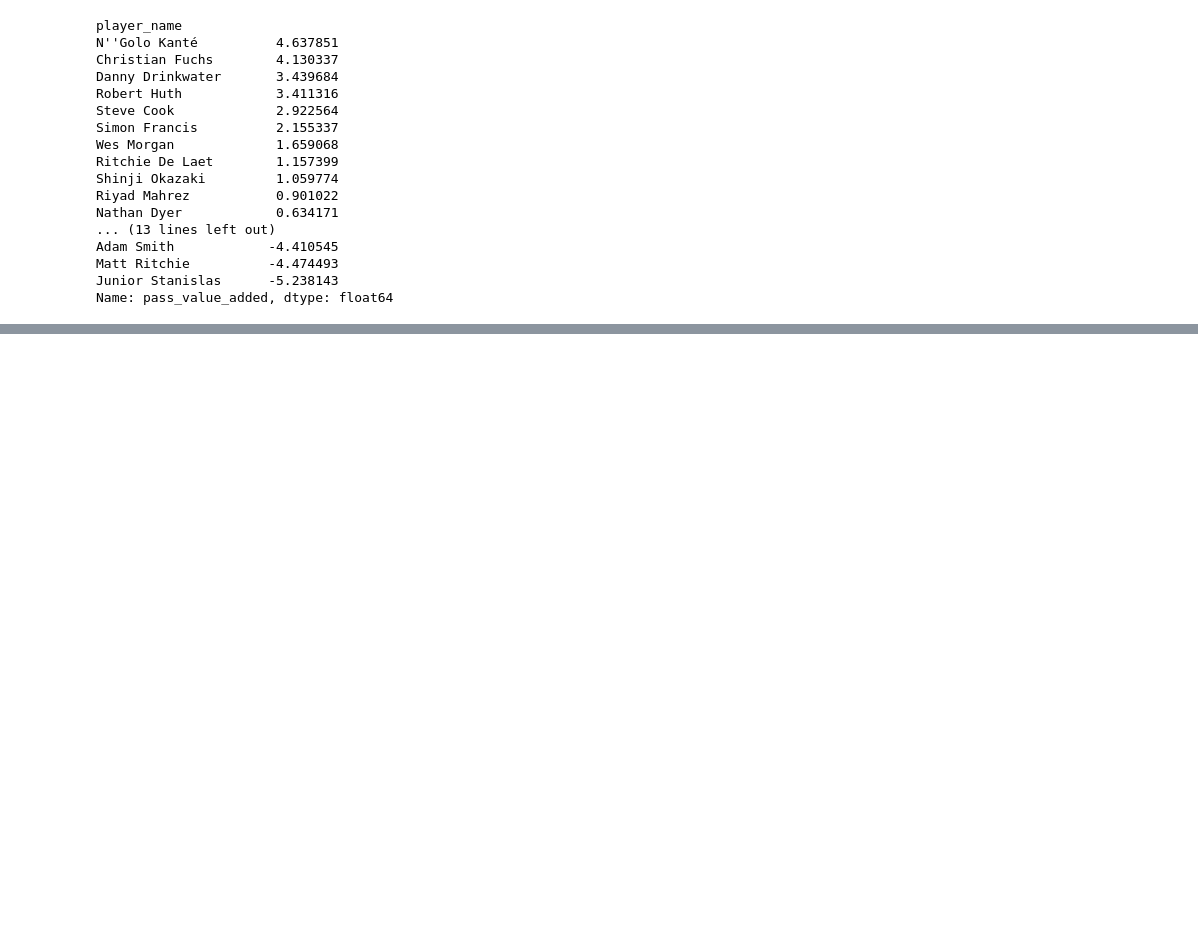
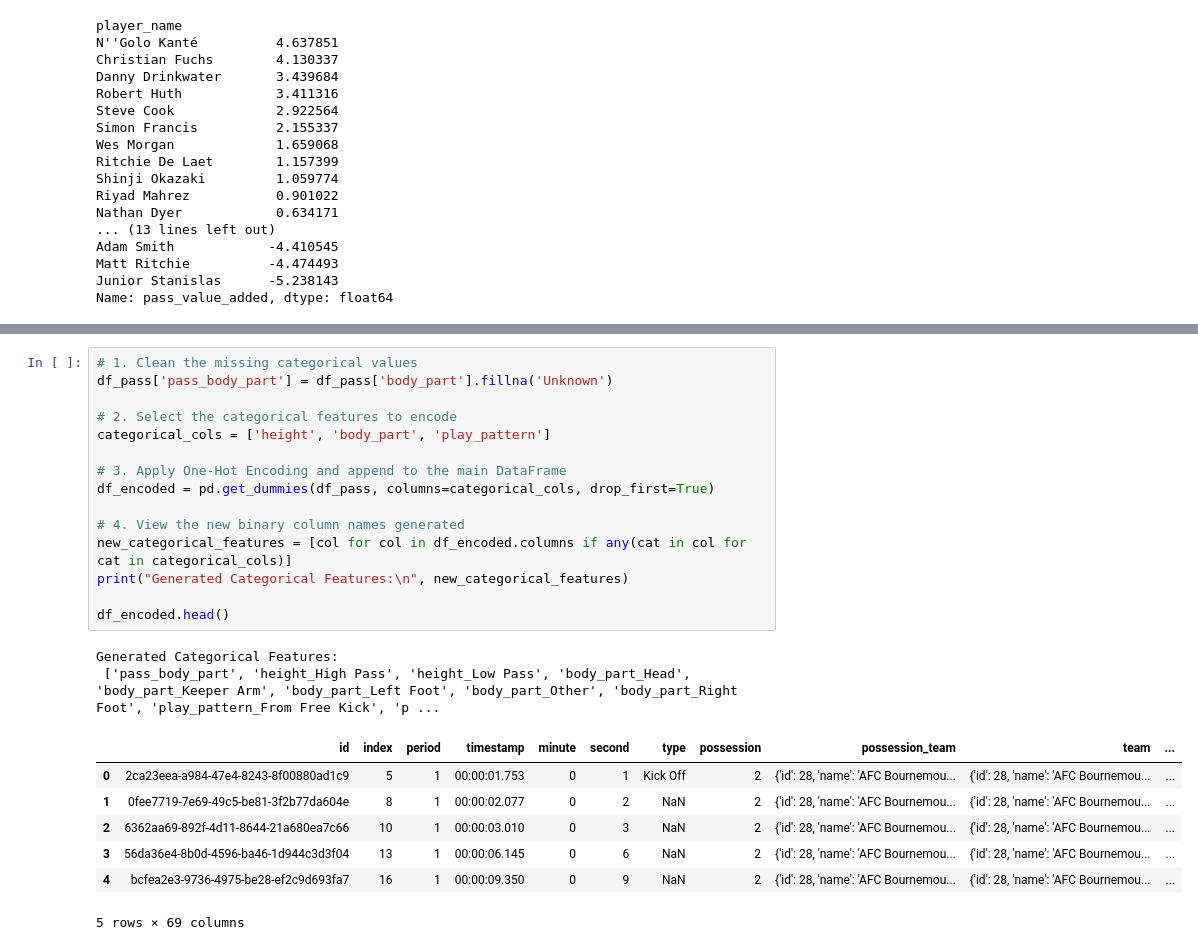
Before and after one commit to charalampisandreou/xPass-Project, a Jupyter notebook: Learning/Week2_SpatialEngineering/week2_spatial-engineering.ipynb, the cells around one changed output, grey strips where cells are left out. Saved outputs shown, nothing was run; the diff lists cells and outputs as text; blank space fills up the shorter version.

```diff
--- a/Learning/Week2_SpatialEngineering/week2_spatial-engineering.ipynb
+++ b/Learning/Week2_SpatialEngineering/week2_spatial-engineering.ipynb
@@ -639,0 +682,25 @@ Name: pass_value_added, dtype: float64
+# %%
+# 1. Clean the missing categorical values
+df_pass['pass_body_part'] = df_pass['body_part'].fillna('Unknown')
+
+# 2. Select the categorical features to encode
+categorical_cols = ['height', 'body_part', 'play_pattern']
+
+# 3. Apply One-Hot Encoding and append to the main DataFrame
+df_encoded = pd.get_dummies(df_pass, columns=categorical_cols, drop_first=True)
+
+# 4. View the new binary column names generated
+new_categorical_features = [col for col in df_encoded.columns if any(cat in col for cat in categorical_cols)]
+print("Generated Categorical Features:\n", new_categorical_features)
+
+df_encoded.head()
+# %% [output]
+Generated Categorical Features:
+ ['pass_body_part', 'height_High Pass', 'height_Low Pass', 'body_part_Head', 'body_part_Keeper Arm', 'body_part_Left Foot', 'body_part_Other', 'body_part_Right Foot', 'play_pattern_From Free Kick', 'p ...
+|  | id | index | period | timestamp | minute | second | type | possession | possession_team | team | ... |
+| 0 | 2ca23eea-a984-47e4-8243-8f00880ad1c9 | 5 | 1 | 00:00:01.753 | 0 | 1 | Kick Off | 2 | {'id': 28, 'name': 'AFC Bournemou... | {'id': 28, 'name': 'AFC Bournemou... | ... |
+| 1 | 0fee7719-7e69-49c5-be81-3f2b77da604e | 8 | 1 | 00:00:02.077 | 0 | 2 | NaN | 2 | {'id': 28, 'name': 'AFC Bournemou... | {'id': 28, 'name': 'AFC Bournemou... | ... |
+| 2 | 6362aa69-892f-4d11-8644-21a680ea7c66 | 10 | 1 | 00:00:03.010 | 0 | 3 | NaN | 2 | {'id': 28, 'name': 'AFC Bournemou... | {'id': 28, 'name': 'AFC Bournemou... | ... |
+| 3 | 56da36e4-8b0d-4596-ba46-1d944c3d3f04 | 13 | 1 | 00:00:06.145 | 0 | 6 | NaN | 2 | {'id': 28, 'name': 'AFC Bournemou... | {'id': 28, 'name': 'AFC Bournemou... | ... |
+| 4 | bcfea2e3-9736-4975-be28-ef2c9d693fa7 | 16 | 1 | 00:00:09.350 | 0 | 9 | NaN | 2 | {'id': 28, 'name': 'AFC Bournemou... | {'id': 28, 'name': 'AFC Bournemou... | ... |
+5 rows × 69 columns
```
Also changed, not shown: parts of 4 cells of this notebook, 2 other files.
